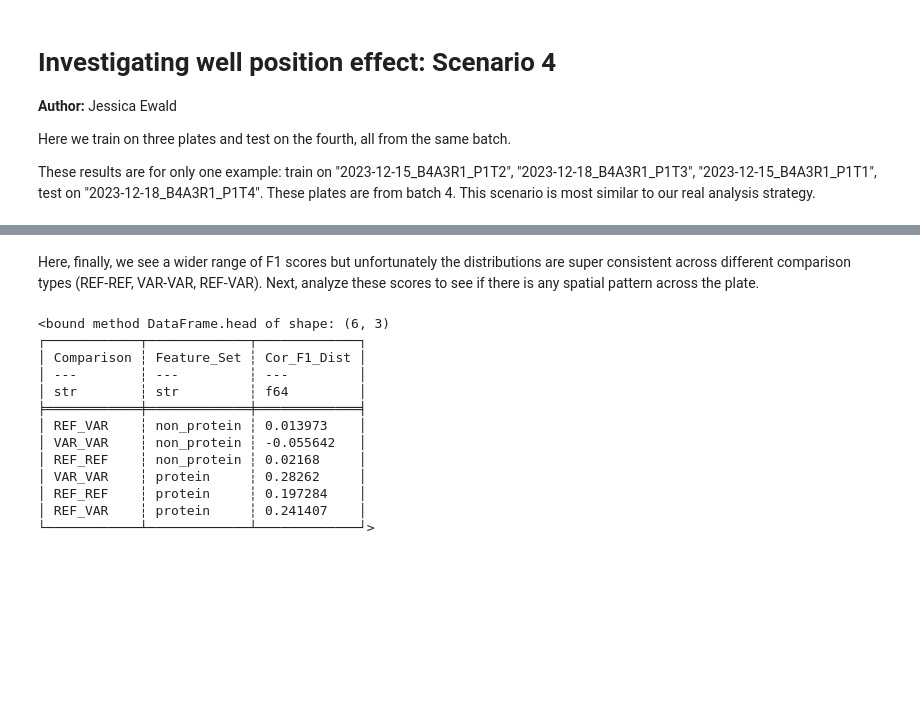
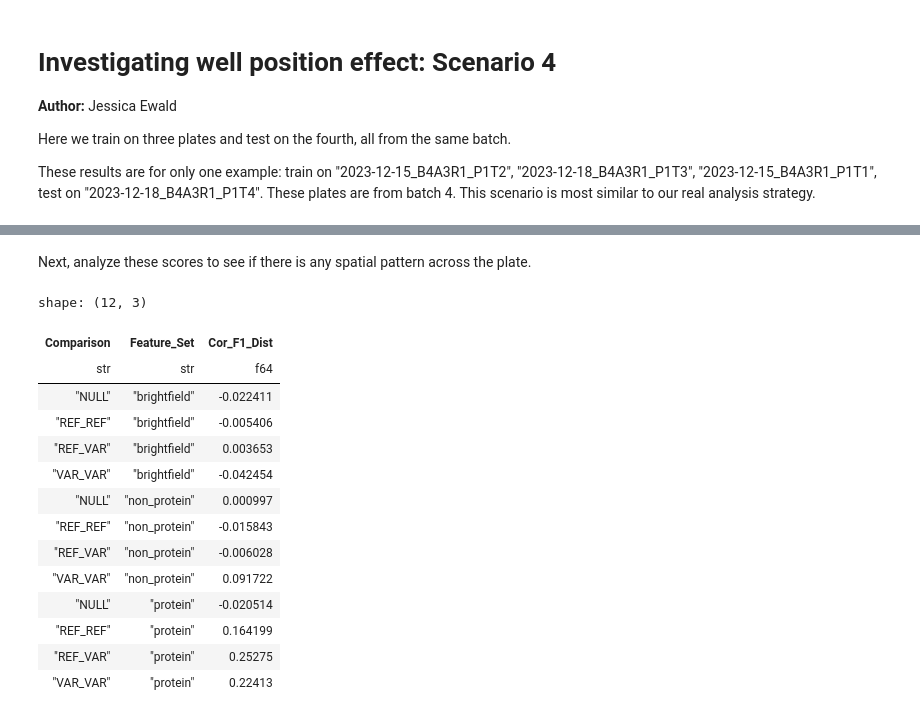
Before and after one commit to runxi-shen/2021_09_01_VarChAMP, a Jupyter notebook: 7.downstream_analysis_jess/notebooks/well_position_scen4.ipynb, the cells around one changed output, grey strips where cells are left out. Saved outputs shown, nothing was run; the diff lists cells and outputs as text; code cells hidden in the pictures; blank space fills up the shorter version.

```diff
--- a/7.downstream_analysis_jess/notebooks/well_position_scen4.ipynb
+++ b/7.downstream_analysis_jess/notebooks/well_position_scen4.ipynb
@@ -110,5 +120,5 @@ sns.pairplot(brightfield_summary.to_pandas())
 # %% [markdown]
-Here, finally, we see a wider range of F1 scores but unfortunately the distributions are super consistent across different comparison types (REF-REF, VAR-VAR, REF-VAR). Next, analyze these scores to see if there is any spatial pattern across the plate.
+Next, analyze these scores to see if there is any spatial pattern across the plate.
 # %%
 
 f1_score = f1_score.filter(pl.col("variable") == "F1_Score")
@@ -135,19 +145,21 @@ dists = f1_score.with_columns(pl.Series(name="Phys_dist", values=phys_dist),
                               pl.concat_str([pl.col("Well_One"), pl.col("Well_Two")], separator="-").alias("Well_Pair"))
 # %%
 # Compute correlation between cosine similarity and physical distance
-dist_cor = dists.group_by(["Comparison", "Feature_Set"]).agg(pl.corr("value", "Phys_dist").alias("Cor_F1_Dist"))
-dist_cor.head
+dist_cor = dists.group_by(["Comparison", "Feature_Set"]).agg(pl.corr("value", "Phys_dist", method="pearson").alias("Cor_F1_Dist"))
+dist_cor.sort(pl.col(["Feature_Set", "Comparison"],))
 # %% [output]
-<bound method DataFrame.head of shape: (6, 3)
-┌────────────┬─────────────┬─────────────┐
-│ Comparison ┆ Feature_Set ┆ Cor_F1_Dist │
-│ ---        ┆ ---         ┆ ---         │
-│ str        ┆ str         ┆ f64         │
-╞════════════╪═════════════╪═════════════╡
-│ REF_VAR    ┆ non_protein ┆ 0.013973    │
-│ VAR_VAR    ┆ non_protein ┆ -0.055642   │
-│ REF_REF    ┆ non_protein ┆ 0.02168     │
-│ VAR_VAR    ┆ protein     ┆ 0.28262     │
-│ REF_REF    ┆ protein     ┆ 0.197284    │
-│ REF_VAR    ┆ protein     ┆ 0.241407    │
-└────────────┴─────────────┴─────────────┘>
+shape: (12, 3)
+| Comparison | Feature_Set | Cor_F1_Dist |
+| str | str | f64 |
+| "NULL" | "brightfield" | -0.022411 |
+| "REF_REF" | "brightfield" | -0.005406 |
+| "REF_VAR" | "brightfield" | 0.003653 |
+| "VAR_VAR" | "brightfield" | -0.042454 |
+| "NULL" | "non_protein" | 0.000997 |
+| "REF_REF" | "non_protein" | -0.015843 |
+| "REF_VAR" | "non_protein" | -0.006028 |
+| "VAR_VAR" | "non_protein" | 0.091722 |
+| "NULL" | "protein" | -0.020514 |
+| "REF_REF" | "protein" | 0.164199 |
+| "REF_VAR" | "protein" | 0.25275 |
+| "VAR_VAR" | "protein" | 0.22413 |
```
Also changed, not shown: parts of 10 cells of this notebook, 1 other file.
